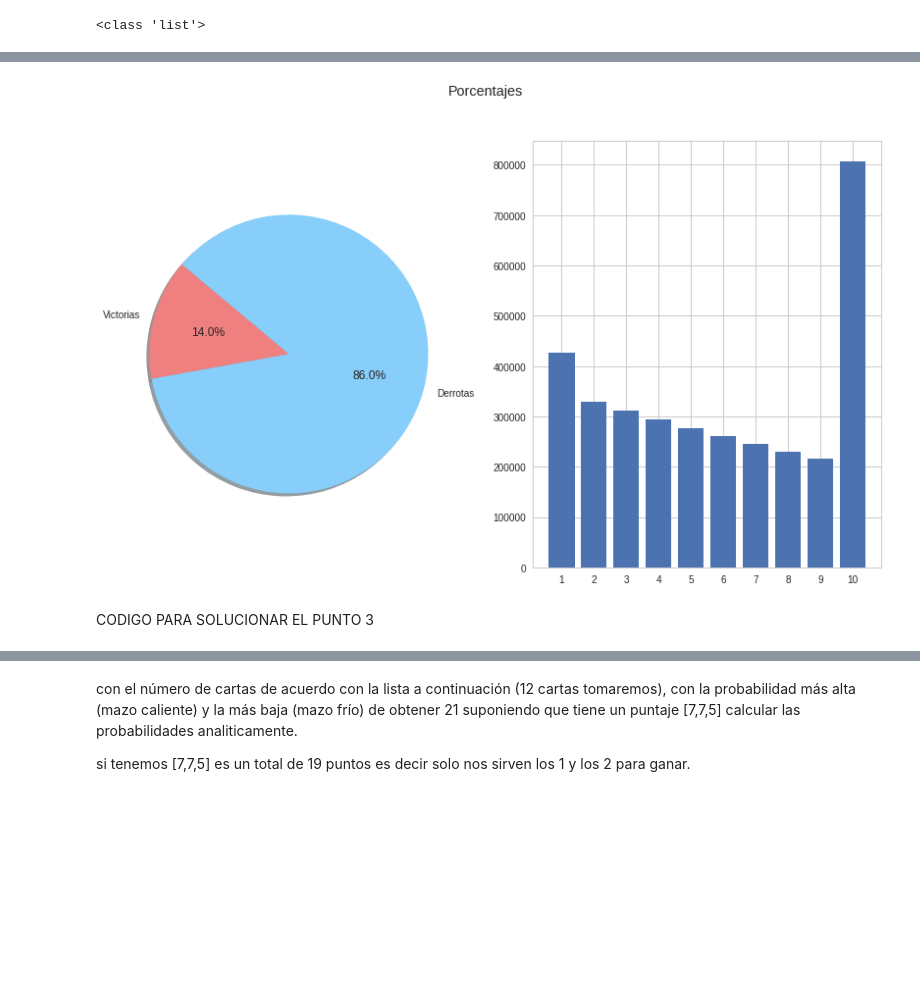
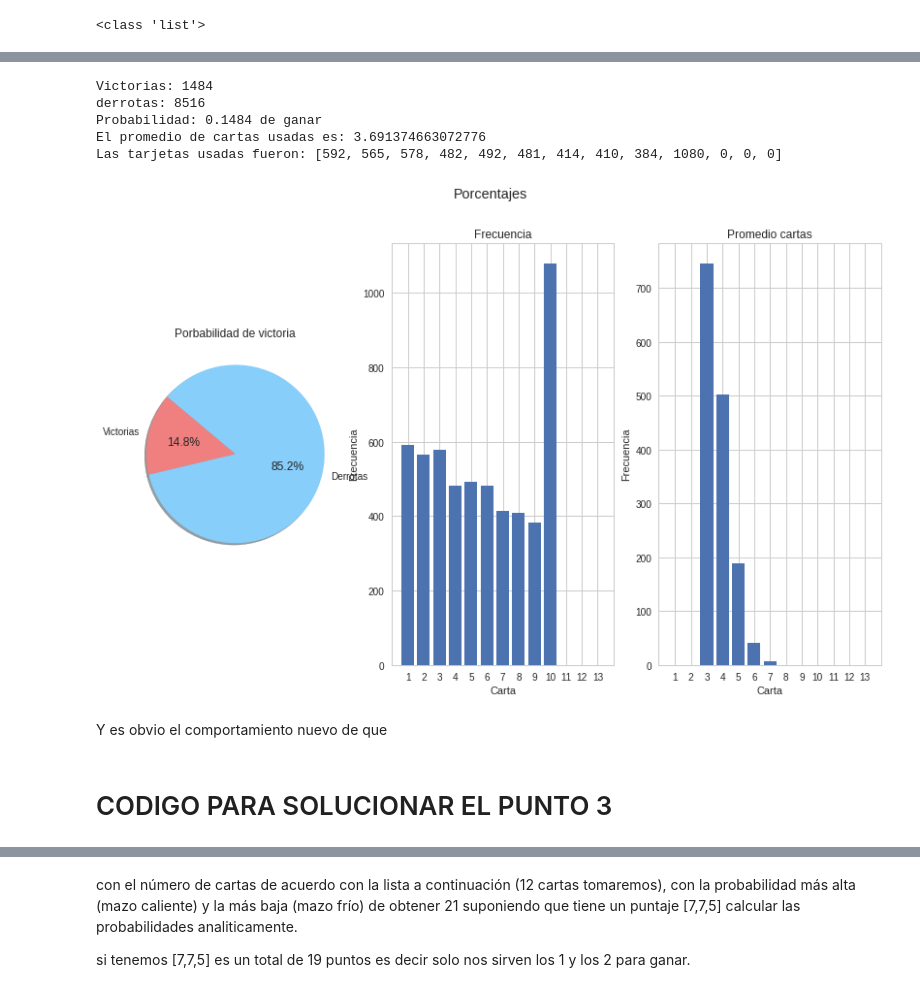
Before and after one commit to OscarAlvarezRodriguez/AlgorithmsUN2020II, a Jupyter notebook: Laboratorios/Laboratorio 4/Juego de cartas.ipynb, the cells around one changed output, grey strips where cells are left out. Cells and saved outputs as stored; diff of their text form; code cells hidden in the pictures; blank space fills up the shorter version.

```diff
--- a/Laboratorios/Laboratorio 4/Juego de cartas.ipynb
+++ b/Laboratorios/Laboratorio 4/Juego de cartas.ipynb
@@ -157,22 +204,43 @@ print (tarjetas_usadas)
-# %%
-fig, (ax1, ax2) = plt.subplots(1, 2)
-fig.suptitle('Porcentajes')
-
-labels = "Victorias", "Derrotas"
-porcentajes = [victorias, derrotas]
-colors = ['lightcoral', 'lightskyblue']
-
-ax1.pie(porcentajes, labels=labels, colors=colors,
-autopct='%1.1f%%', shadow=True, startangle=140)
-
-labels = "1","2","3","4","5","6","7","8","9","10",
-ax2.bar(labels,tarjetas_usadas)
-
-fig.show()
-# %% [output]
-[figure, removed]
+# %%
+#Probabilidad de que se haga 21 con la baraja 48
+baraja_escogida = baraja(1)
+baraja_escogida = remplazar10(baraja_escogida)
+victorias = 0
+derrotas = 0
+tarjetas_usadas = [0,0,0,0,0,0,0,0,0,0,0,0,0]
+cartasXjuego = [0,0,0,0,0,0,0,0,0,0,0,0,0]
+for i in range (n):
+    copy_Cartas = baraja_escogida.copy()
+    puntaje = 0
+    tarjetas_que_hacen21 = list()
+    while(puntaje < 21):
+        carta = rnd.randint(1,len(copy_Cartas)) - 1
+        puntaje += copy_Cartas[carta]
+        tarjetas_que_hacen21.append(copy_Cartas[carta])
+        #print("la Carta es", copy_Cartas[carta], "el puntaje actual es", puntaje)
+        copy_Cartas.pop(carta)
+    if(puntaje == 21):
+        victorias += 1
+        cartasXjuego[(len(tarjetas_que_hacen21))-1] += 1
+        while(len(tarjetas_que_hacen21) > 0):
+            tarjetas_usadas[tarjetas_que_hacen21[0]-1] += 1
+            tarjetas_que_hacen21.pop(0)
+    else:
+        derrotas += 1
+promedioXcartas = promedio(cartasXjuego)
+porcentajes = [victorias, derrotas]
+graficar(porcentajes=porcentajes,tarjetas_usadas=tarjetas_usadas, cartasXjuego=cartasXjuego)
+# %% [output]
+Victorias: 1484
+derrotas: 8516
+Probabilidad: 0.1484 de ganar
+El promedio de cartas usadas es: 3.691374663072776
+Las tarjetas usadas fueron: [592, 565, 578, 482, 492, 481, 414, 410, 384, 1080, 0, 0, 0]
+[figure, added]
+# %% [markdown]
+Y es obvio el comportamiento nuevo de que
 # %% [markdown]
-CODIGO PARA SOLUCIONAR EL PUNTO 3
+# CODIGO PARA SOLUCIONAR EL PUNTO 3
 # %%
 #se usa una función para modularizar el codigo
 def dividir_Baraja(x, y):
```
Also changed, not shown: parts of 24 cells of this notebook.
